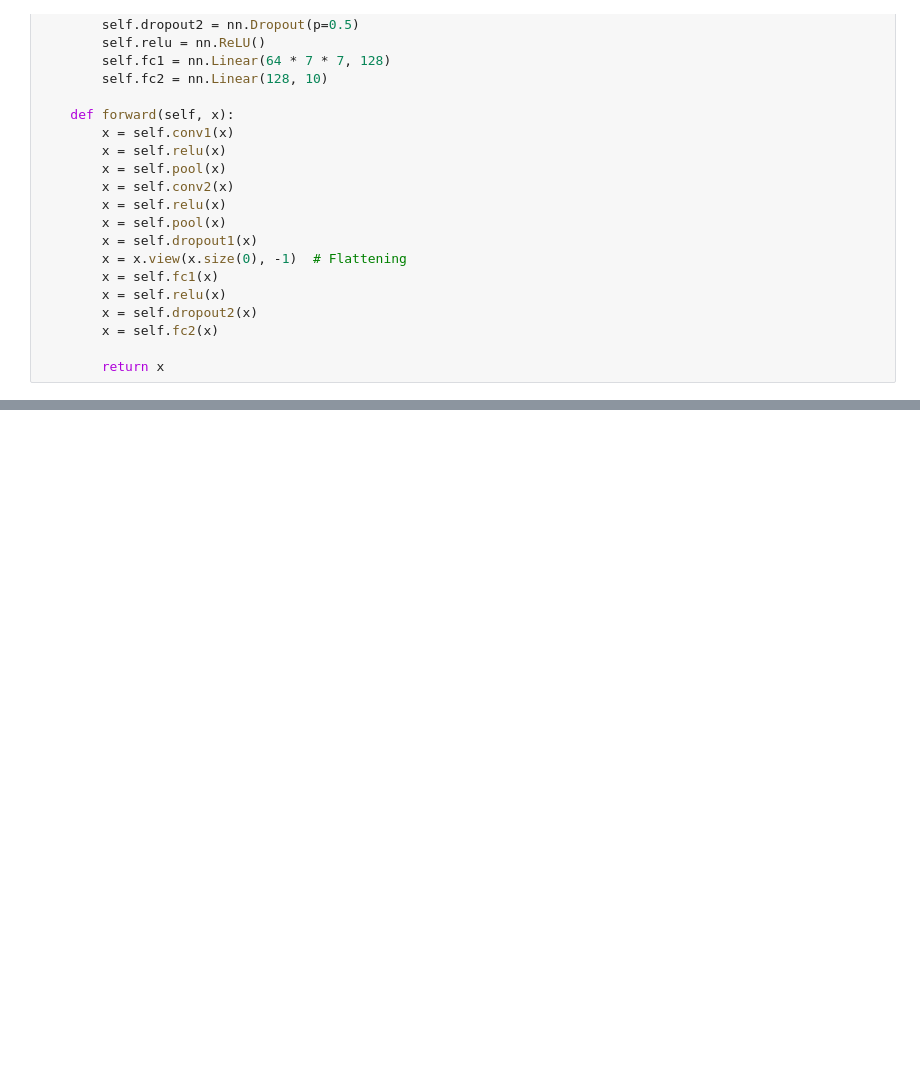
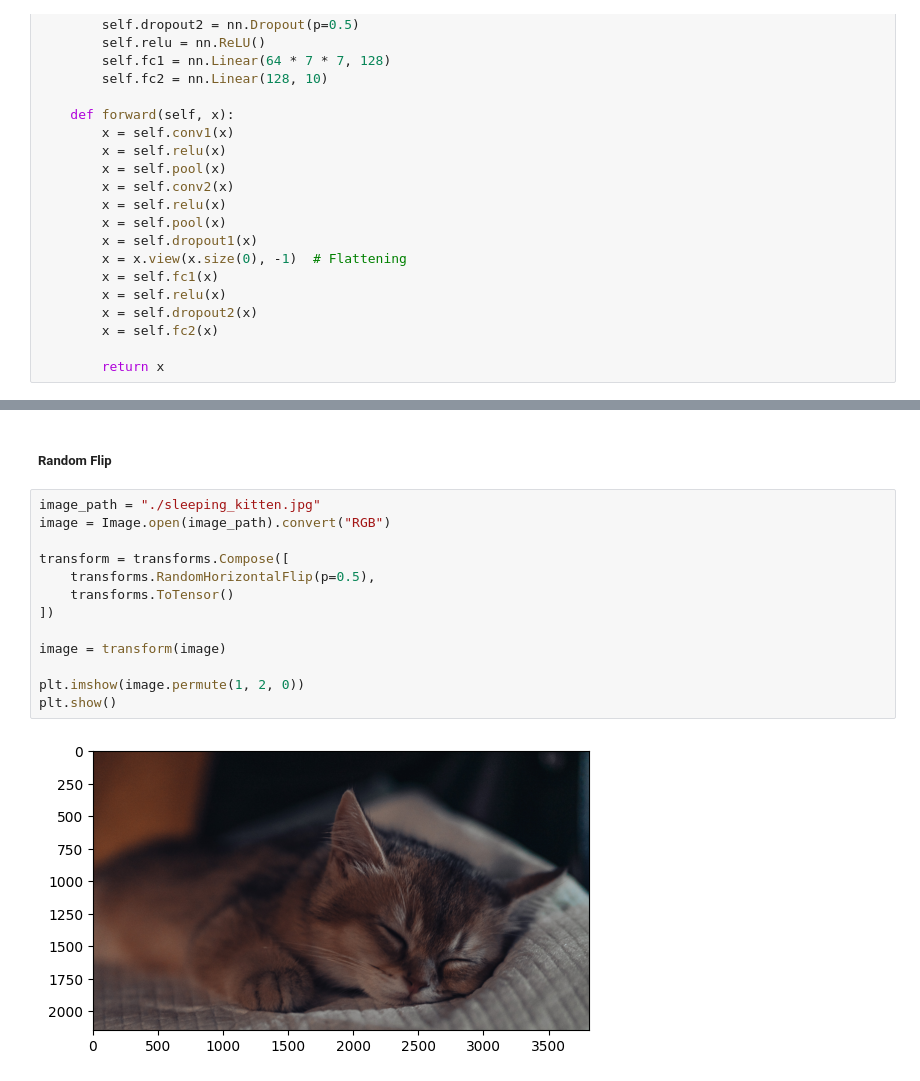
Before and after one commit to irinamrdhtllh/ai-for-autonomous-systems, a Jupyter notebook: week_4b.ipynb, the cells around one changed output, grey strips where cells are left out. Drawn from its saved outputs; the diff is of its cells as text; blank space fills up the shorter version.

```diff
--- a/week_4b.ipynb
+++ b/week_4b.ipynb
@@ -511,0 +552,17 @@ F1 Score: 0.9917
+# %% [markdown]
+##### Random Flip
+# %%
+image_path = "./sleeping_kitten.jpg"
+image = Image.open(image_path).convert("RGB")
+
+transform = transforms.Compose([
+    transforms.RandomHorizontalFlip(p=0.5),
+    transforms.ToTensor()
+])
+
+image = transform(image)
+
+plt.imshow(image.permute(1, 2, 0))
+plt.show()
+# %% [output]
+[figure, added]
```
Also changed, not shown: parts of 26 cells of this notebook.
